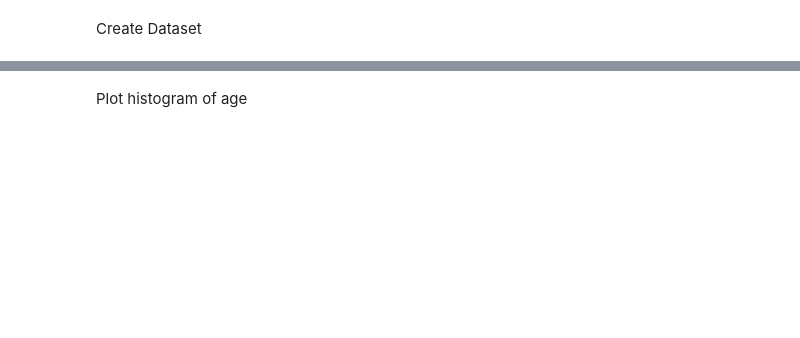
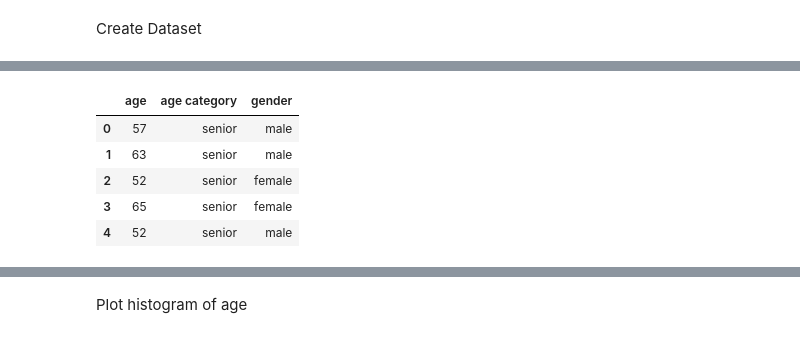
Before and after one commit to Lennyc123/pda-project, a Jupyter notebook: Programming for Data Analysis - Project 2020, by Leonard Curtin.ipynb, the cells around one changed output, grey strips where cells are left out. Cells and saved outputs as stored; diff of their text form; code cells hidden in the pictures; blank space fills up the shorter version.

```diff
--- a/Programming for Data Analysis - Project 2020, by Leonard Curtin.ipynb
+++ b/Programming for Data Analysis - Project 2020, by Leonard Curtin.ipynb
@@ -123,0 +109,9 @@ df.head(21)
+# %%
+df.head(5)
+# %% [output]
+|  | age | age category | gender |
+| 0 | 57 | senior | male |
+| 1 | 63 | senior | male |
+| 2 | 52 | senior | female |
+| 3 | 65 | senior | female |
+| 4 | 52 | senior | male |
```
Also changed, not shown: parts of 16 cells of this notebook.
